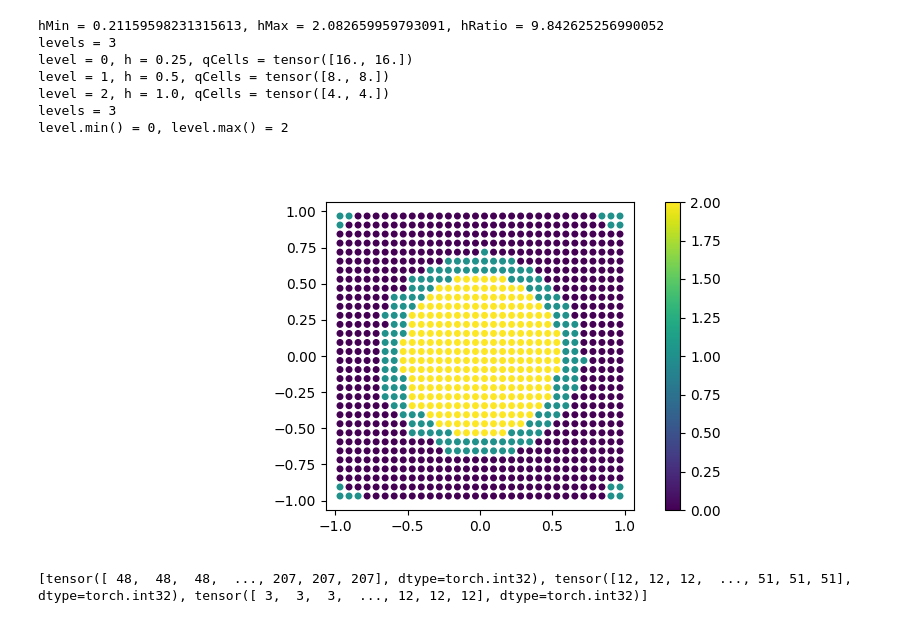
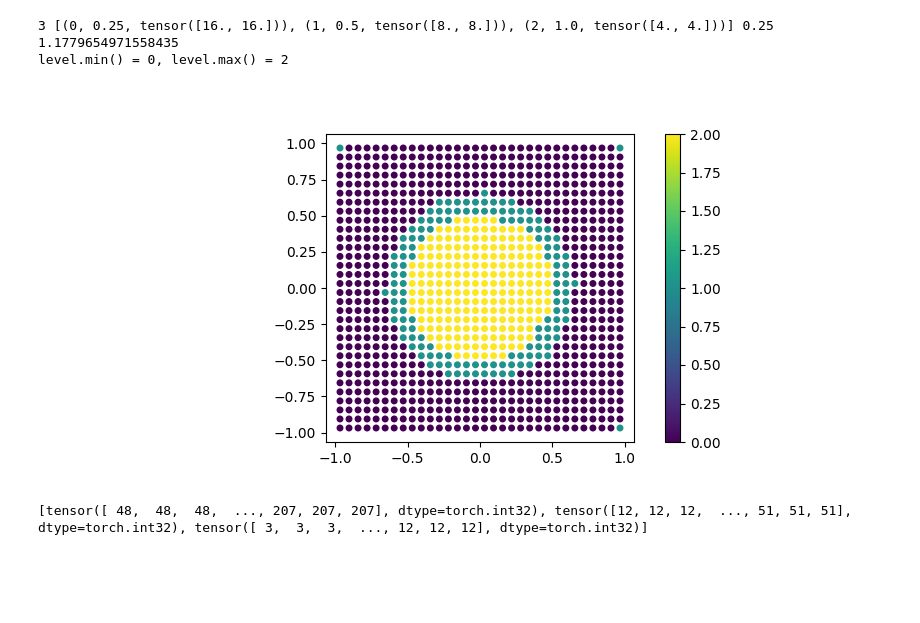
Before and after one commit to wi-re/torchCompactRadius, a Jupyter notebook: test.ipynb, the cells around one changed output. Saved outputs shown, nothing was run; the diff lists cells and outputs as text; code cells hidden in the pictures; blank space fills up the shorter version.

```diff
--- a/test.ipynb
+++ b/test.ipynb
@@ -142,12 +142,18 @@ pointCloudY = PointCloud(y, ySupport)
 # test_ij(j, i, y, x, periodic)
 # %%
 pointCloudX.supports = xSupport + torch.randn_like(xSupport) * xSupport.max() / 16 + (1 - torch.linalg.norm(x, dim = -1))**2 * xSupport.max() * 8
-pointCloudY.supports = ySupport + torch.randn_like(ySupport) * ySupport.max() / 16 + (1 - torch.linalg.norm(y, dim = -1))**2 * xSupport.max() * 4
+pointCloudY.supports = ySupport + torch.randn_like(ySupport) * ySupport.max() / 16 + (1 - torch.linalg.norm(y, dim = -1))**2 * xSupport.min() * 4 - 0.125
+
+pointCloudX.supports = pointCloudX.supports.clamp(max = (domainDescription.max - domainDescription.min).min() / 2)
+
 import matplotlib.pyplot as plt
 fig, axis = plt.subplots(1,1, figsize = (8,4), squeeze=False)
 
-sc = axis[0,0].scatter(x[:,0], x[:,1], s = 1, c = pointCloudX.supports.cpu().numpy())
+sc = axis[0,0].scatter(y[:,0], y[:,1], s = 1, c = pointCloudY.supports.cpu().numpy())
 fig.colorbar(sc, ax = axis[0,0])
 
 axis[0,0].set_aspect('equal')
+
+print(f'[X] Min Supports: {pointCloudX.supports.min()}, Max Supports: {pointCloudX.supports.max()}')
+print(f'[Y] Min Supports: {pointCloudY.supports.min()}, Max Supports: {pointCloudY.supports.max()}')
 # %% [output]
@@ -174,39 +169,22 @@ tensor([0.2500, 0.2500]) 0.16622595489025116
 # %%
 hMin = pointCloudX.supports.min().cpu().item()
 hMax = pointCloudX.supports.max().cpu().item()
 
-hRatio = hMax / hMin
-print(f'hMin = {hMin}, hMax = {hMax}, hRatio = {hRatio}')
-levels = int(np.floor(np.log2(hRatio)))
-print(f'levels = {levels}')
+levels, levelResolutions, hCell, hVerlet = computeResolutionLevels(domainDescription, hMin, hMax)
+print(levels, levelResolutions, hCell, hVerlet)
 
-levelResolutions = []
-for i in range(levels):
-    if (qCells / 2**i).min() <= 1:
-        break
-    print(f'level = {i}, h = {hCell * 2**i}, qCells = {qCells / 2**i}')
-    levelResolutions.append((i, hCell * 2**i, qCells / 2**i))
-
-levels = len(levelResolutions)
-print(f'levels = {levels}')
-
-level = pointCloudX.supports / hMin
+level = pointCloudX.supports / hCell
 level = torch.floor(level)
-level = torch.clamp(level, 0, levels)
+level = torch.clamp(level, 1, levels)
 level = level.int() - 1
 
 print(f'level.min() = {level.min()}, level.max() = {level.max()}')
 
 fig, axis = plt.subplots(1,1, figsize = (8,4), squeeze=False)
 sc = axis[0,0].scatter(x[:,0], x[:,1], s = 16, c = level.cpu().numpy())
 fig.colorbar(sc, ax = axis[0,0])
 axis[0,0].set_aspect('equal')
 # %% [output]
-hMin = 0.21159598231315613, hMax = 2.082659959793091, hRatio = 9.842625256990052
-levels = 3
-level = 0, h = 0.25, qCells = tensor([16., 16.])
-level = 1, h = 0.5, qCells = tensor([8., 8.])
-level = 2, h = 1.0, qCells = tensor([4., 4.])
-levels = 3
+3 [(0, 0.25, tensor([16., 16.])), (1, 0.5, tensor([8., 8.])), (2, 1.0, tensor([4., 4.]))] 0.25 1.1779654971558435
 level.min() = 0, level.max() = 2
-[figure, old version]
+[figure, new version]
```
Also changed, not shown: parts of 29 cells of this notebook, 19 other files.
